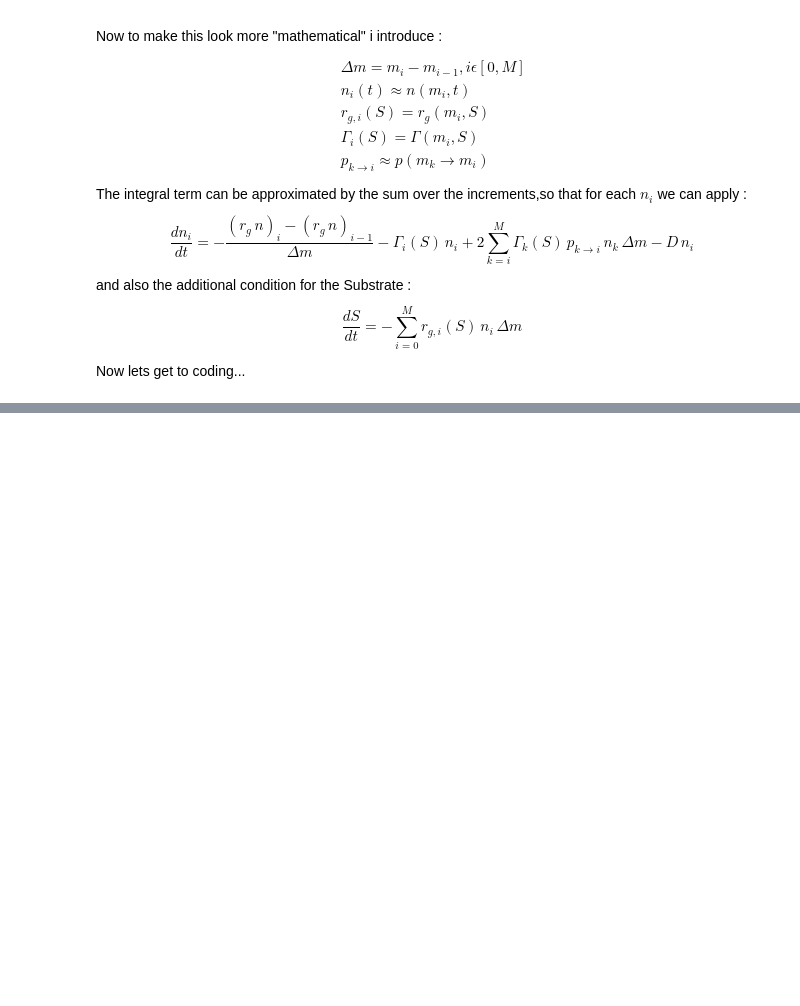
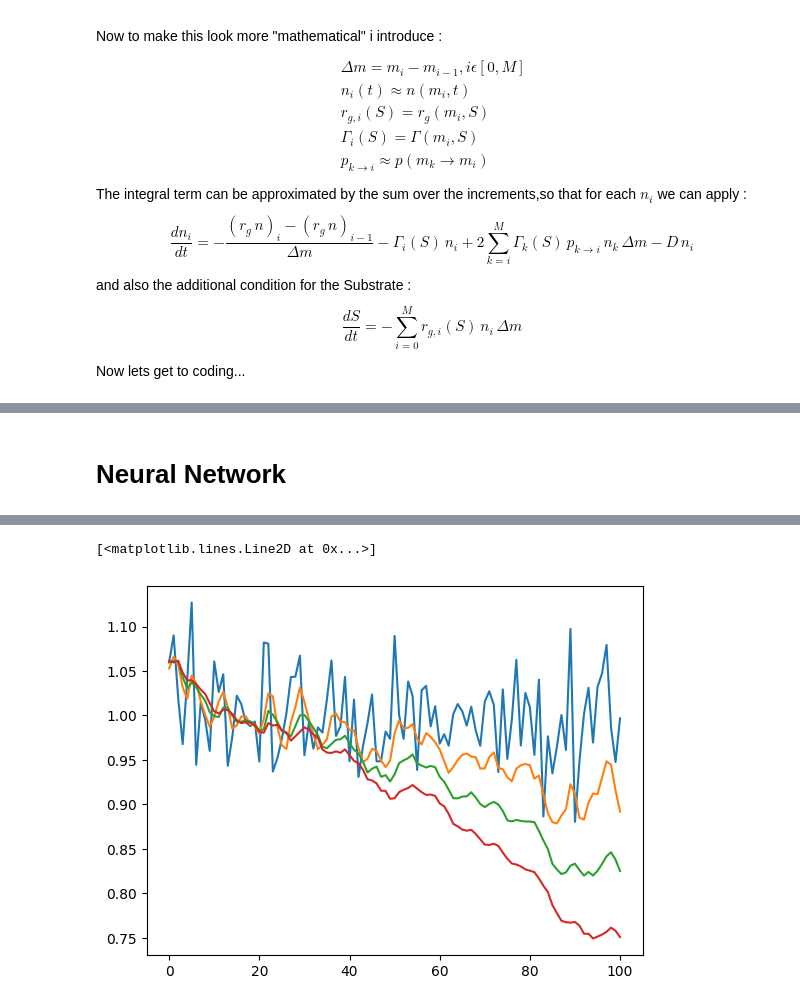
Before and after one commit to therealtoby1/Master, a Jupyter notebook: Cell_growth_integro_diff.ipynb, the cells around one changed output, grey strips where cells are left out. Saved outputs shown, nothing was run; the diff lists cells and outputs as text; code cells hidden in the pictures; blank space fills up the shorter version.

Commit message:
first neural network attempt

```diff
--- a/Cell_growth_integro_diff.ipynb
+++ b/Cell_growth_integro_diff.ipynb
@@ -172 +175,72 @@ plt.show()
 [figure]
+# %% [markdown]
+# Neural Network
+# %%
+'''
+now we set up a neural network as a function f(n(m,t)) that serves sort of as a forward shift operator and allows us to get the
+value n(m, t+1). Since the System itself is not directly dependent on time, the training pairs for the model should be
+[n(m,t);n(m,t+1)],[n(m,t+1),n(m,t+2)]...
+the subsequent use of the function could then be used to compute the system state after an arbitrarily chosen time t, e.g
+n(m,t+2)~   f(n(m,t+1))~    f(f(n(m,t)))
+firstly we prepare the data: half the data will be used to train, the other half for validation
+to access the solution at time t we use sol.y[:-1, t] with t being the timestep we evaluated the pde at
+'''
+import torch as torch
+import torch.nn as nn
+
+
+Xtrain = sol.y[:-1, 0:int(timesteps/2)-1].T  # shape: (timesteps-1, 101)
+X_train = sol.y[:-1, 1:int(timesteps/2)].T   # shape: (timesteps-1, 101)
+dim=M+1         #number of mass increments from m_min to m_max
+
+
+
+#initializing the neural network class that inherits from nn
+class Neuralnetwork (nn.Module):
+    def __init__(self,dim):
+        super(Neuralnetwork, self).__init__()
+        self.model = nn.Sequential(
+            nn.Linear(dim, 256),
+            nn.ReLU(),
+            nn.Linear(256, 128),
+            nn.ReLU(),
+            nn.Linear(128, dim)
+        )
+    def forward(self, x):
+        return self.model(x)
+
+model = Neuralnetwork(dim=dim)
+optimizer = torch.optim.Adam(model.parameters(), lr=1e-3)
+criterion = nn.MSELoss() #mean squared error loss function --randomly chosen, could also use weighted function
+#weighted function may be good, to value the larger Cells more, since the measurement of these is generally more stable than
+#the measurement of small cells
+
+X_tensor = torch.tensor(Xtrain, dtype=torch.float32)
+print(X_tensor.shape)
+
+Y_tensor = torch.tensor(X_train, dtype=torch.float32)
+print(Y_tensor.shape)
+
+for epoch in range(10000):
+    optimizer.zero_grad()
+    output = model(X_tensor)
+    loss = criterion(output, Y_tensor)
+    loss.backward()
+    optimizer.step()
+    if epoch % 1000 == 0:
+        print(f"Epoch {epoch}, Loss: {loss.item():.6f}")
+
+solutions=[]
+#for visualization we need to detach the tensors from the computational graph (graph tracks gradients for backpropagation,
+#but we only care for the numbers for plotting)
+n01_pred = (model(torch.tensor(n0, dtype=torch.float32))).detach().numpy()
+n02_pred=model(torch.tensor(n01_pred,dtype=torch.float32)).detach().numpy()
+n03_pred=model(torch.tensor(n02_pred,dtype=torch.float32)).detach().numpy()
+
+plt.plot(n0)
+plt.plot(n01_pred)
+plt.plot(n02_pred)
+plt.plot(n03_pred)
+
+# plt.plot(sol.y[:-1,3]/n03_pred)
+# %% [output]
@@ -172,0 +259,2 @@ plt.show()
+[<matplotlib.lines.Line2D at 0x...>]
+[figure, added]
```
Also changed, not shown: parts of 8 cells of this notebook.
